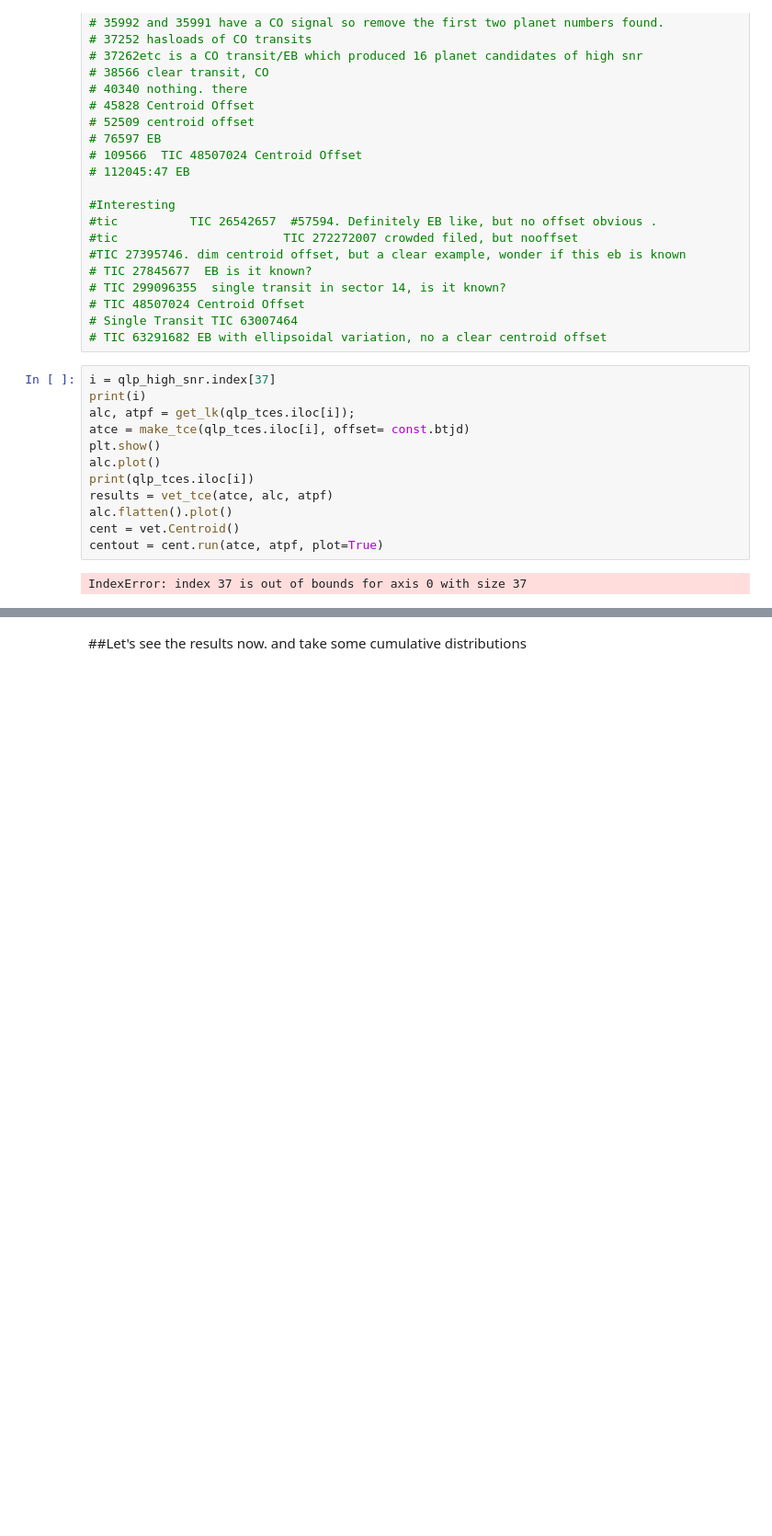
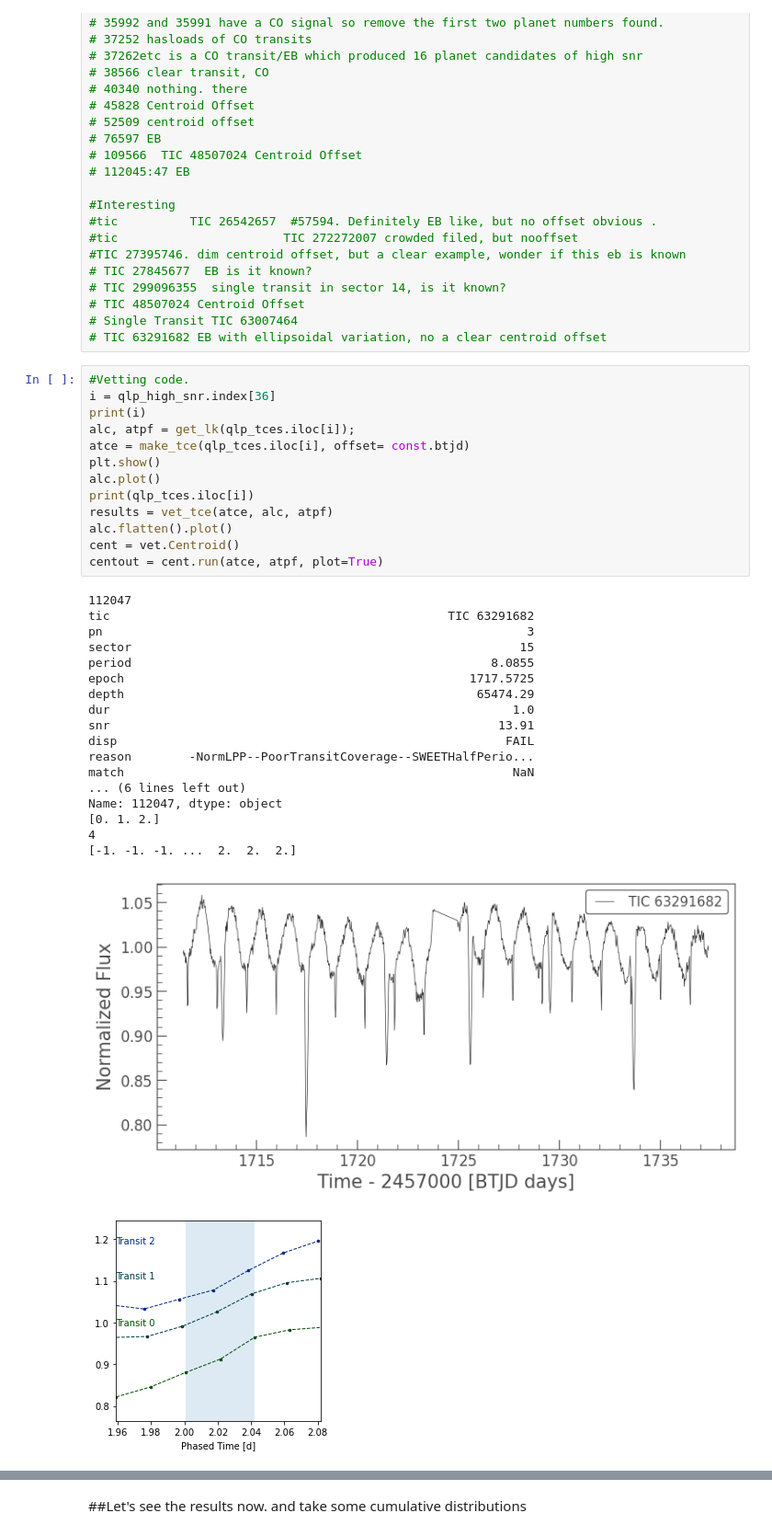
Before and after one commit to mustaric/lambda-tess-search, a Jupyter notebook: falseAlarms/analysis/fas2_analysis.ipynb, the cells around one changed output, grey strips where cells are left out. Shown at 92% size. Cells and saved outputs as stored; diff of their text form; blank space fills up the shorter version.

Commit message:
adding analysis code for vetting false alarms.

```diff
--- a/falseAlarms/analysis/fas2_analysis.ipynb
+++ b/falseAlarms/analysis/fas2_analysis.ipynb
@@ -231,16 +231,35 @@ np.savetxt(outmask, mask, fmt="%r")
 # Single Transit TIC 63007464
 # TIC 63291682 EB with ellipsoidal variation, no a clear centroid offset
 # %%
-i = qlp_high_snr.index[37]
+#Vetting code.
+i = qlp_high_snr.index[36]
 print(i)
 alc, atpf = get_lk(qlp_tces.iloc[i]);
 atce = make_tce(qlp_tces.iloc[i], offset= const.btjd)
 plt.show()
 alc.plot()
 print(qlp_tces.iloc[i])
 results = vet_tce(atce, alc, atpf)
 alc.flatten().plot()
 cent = vet.Centroid()
 centout = cent.run(atce, atpf, plot=True)
 # %% [output]
-IndexError: index 37 is out of bounds for axis 0 with size 37
+112047
+tic                                               TIC 63291682
+pn                                                           3
+sector                                                      15
+period                                                  8.0855
+epoch                                                1717.5725
+depth                                                 65474.29
+dur                                                        1.0
+snr                                                      13.91
+disp                                                      FAIL
+reason        -NormLPP--PoorTransitCoverage--SWEETHalfPerio...
+match                                                      NaN
+... (6 lines left out)
+Name: 112047, dtype: object
+[0. 1. 2.]
+4
+[-1. -1. -1. ...  2.  2.  2.]
+[figure, added]
+[figure, added]
```
Also changed, not shown: parts of 2 cells of this notebook, 2 other files.
